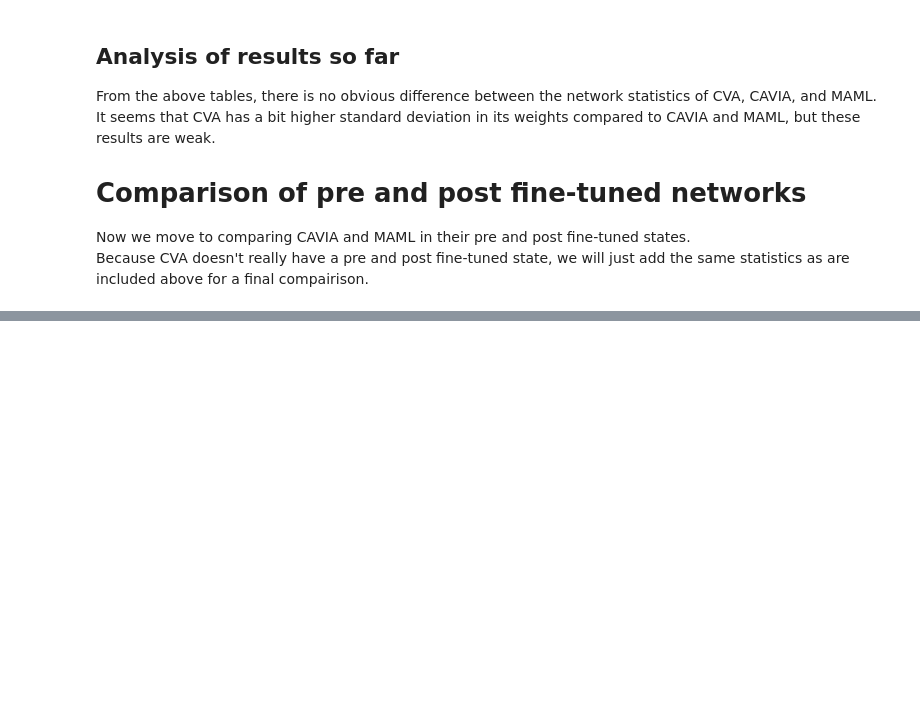
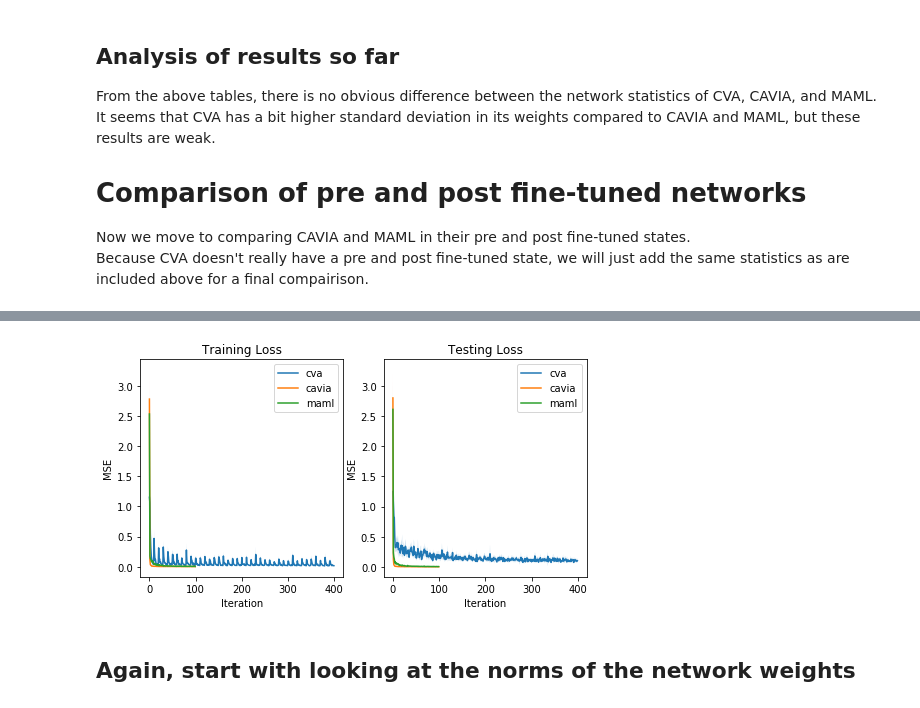
Before and after one commit to JacobTyo/cavia, a Jupyter notebook: regression/notebooks/MetaVsNotMeta.ipynb, the cells around one changed output, grey strips where cells are left out. Cells and saved outputs as stored; diff of their text form; code cells hidden in the pictures; blank space fills up the shorter version.

Commit message:
updated analysis and fixed fune-tuned model saving issue

```diff
--- a/regression/notebooks/MetaVsNotMeta.ipynb
+++ b/regression/notebooks/MetaVsNotMeta.ipynb
@@ -479,0 +503,51 @@ we will just add the same statistics as are included above for a final compairis
+# %%
+# get the loggers for use in this compairison
+cva_path = '../cva_sine_result_files/finalreset_10000_1000_40_0_1.pkl'
+cavia_path = '../sine_result_files/ftinc_lrin001_1000__10_25.pkl'
+maml_path = '../maml_sine_result_files/ftinc1000__10_25.pkl'
+loggers = {
+    'cva': get_logger(cva_path),
+    'cavia': get_logger(cavia_path),
+    'maml': get_logger(maml_path)
+}
+cavia_tmp_mod = CaviaModel(1, 1, 5, [40, 40], 'cuda').load_state_dict(loggers['cavia'].best_ft_model)
+
+models = {
+    'cva': loggers['cva'].best_valid_model,
+    'cavia': loggers['cavia'].best_valid_model,
+    'maml': loggers['maml'].best_valid_model,
+#     'cavia_tuned': cavia_tmp_mod.load_state_dict(loggers['cavia'].best_ft_model),
+    'maml_tuned': loggers['maml'].best_ft_model
+}
+
+# plot the performance of each method
+# plot the performance of each of these loggers as they were trained and tested
+# performance vs time
+# plot each method on its own plot
+
+plt.subplot(1, 2, 1)
+for method, logger in loggers.items():
+    plt.plot(np.arange(len(logger.train_loss)), logger.train_loss, label=method)
+    plt.fill_between(np.arange(len(logger.train_loss)), logger.train_loss+logger.train_conf, logger.train_loss-logger.train_conf, alpha=0.2)
+plt.legend()
+plt.xlabel('Iteration')
+plt.ylabel('MSE')
+plt.title('Training Loss')
+
+
+plt.subplot(1, 2, 2)
+for method, logger in loggers.items():
+    plt.plot(np.arange(len(logger.test_loss)), logger.test_loss, label=method)
+    plt.fill_between(np.arange(len(logger.test_loss)), logger.test_loss+logger.test_conf, logger.test_loss-logger.test_conf, alpha=0.2)
+plt.legend()
+plt.xlabel('Iteration')
+plt.ylabel('MSE')
+plt.title('Testing Loss')
+
+fig = plt.gcf()
+fig.set_size_inches(8,4)
+plt.show()
+# %% [output]
+[figure, added]
+# %% [markdown]
+## Again, start with looking at the norms of the network weights
```
Also changed, not shown: parts of 2 cells of this notebook, 2 other files.
